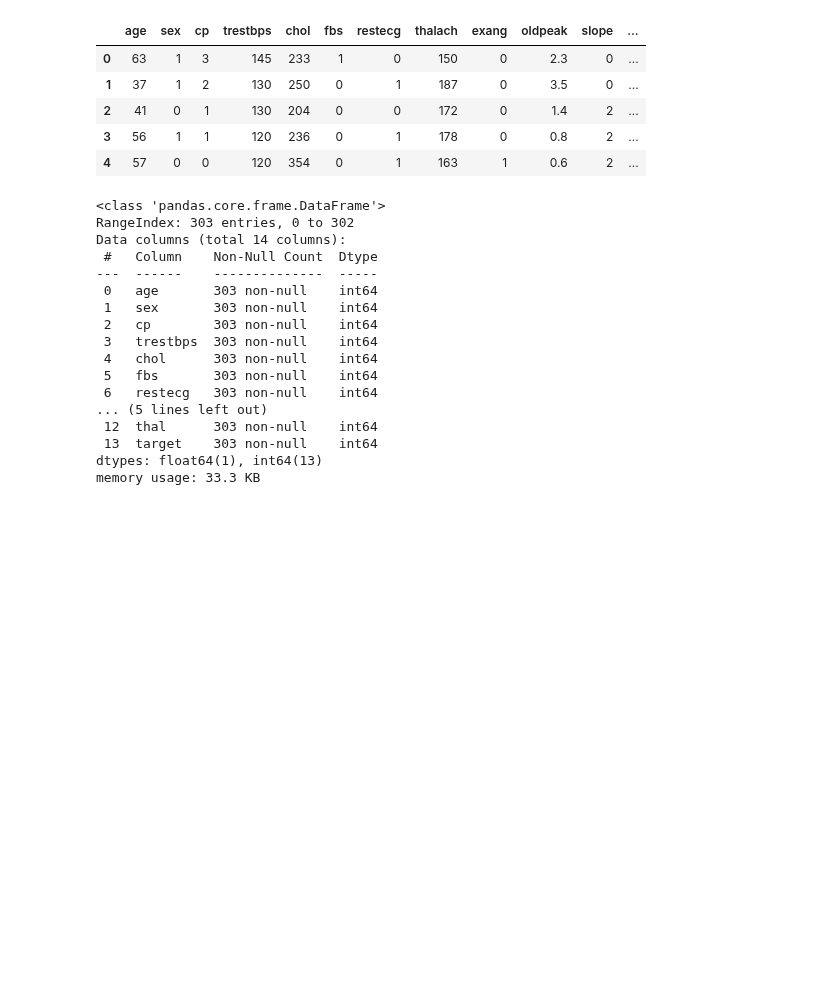
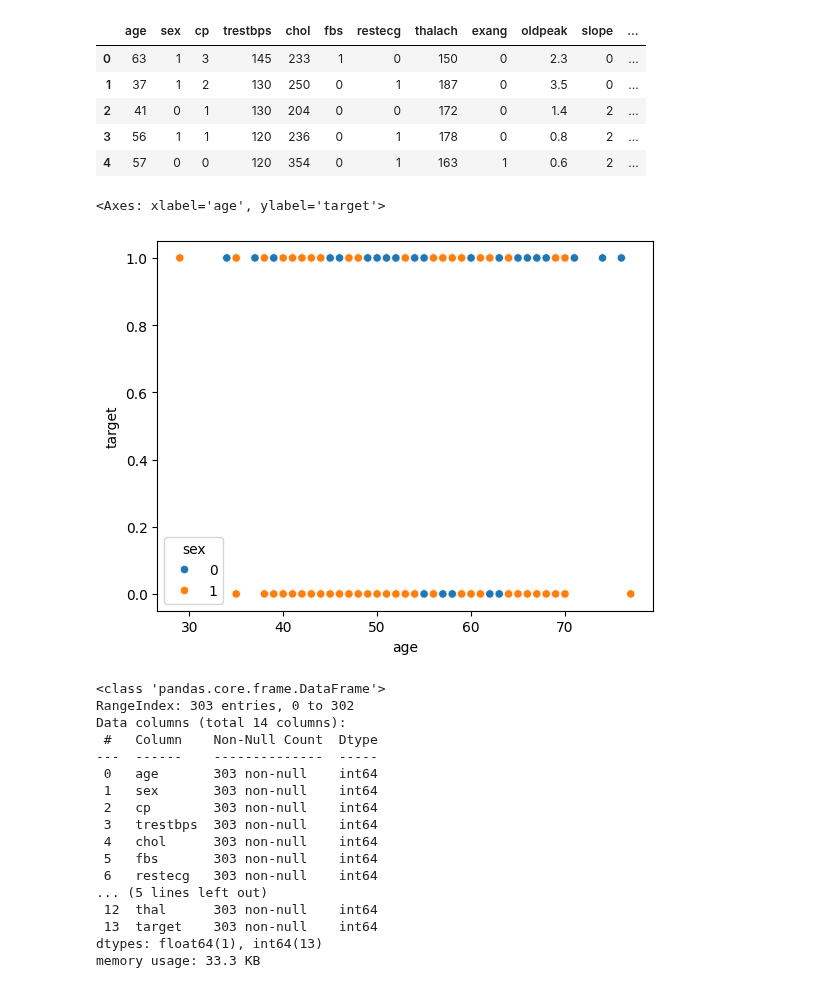
Before and after one commit to Shayan1064/machine-learning-journey, a Jupyter notebook: Day 13/Main.ipynb, the cells around one changed output. Drawn from its saved outputs; the diff is of its cells as text; code cells hidden in the pictures; blank space fills up the shorter version.

```diff
--- a/Day 13/Main.ipynb
+++ b/Day 13/Main.ipynb
@@ -18,6 +18,16 @@ df.head()
 | 2 | 41 | 0 | 1 | 130 | 204 | 0 | 0 | 172 | 0 | 1.4 | 2 | ... |
 | 3 | 56 | 1 | 1 | 120 | 236 | 0 | 1 | 178 | 0 | 0.8 | 2 | ... |
 | 4 | 57 | 0 | 0 | 120 | 354 | 0 | 1 | 163 | 1 | 0.6 | 2 | ... |
+# %%
+sns.scatterplot(
+    data=df,
+    x='age',
+    y='target',
+    hue='sex'
+)
+# %% [output]
+<Axes: xlabel='age', ylabel='target'>
+[figure, added]
 # %%
 df.info()
 # %% [output]
```
Also changed, not shown: parts of 1 cell of this notebook.
